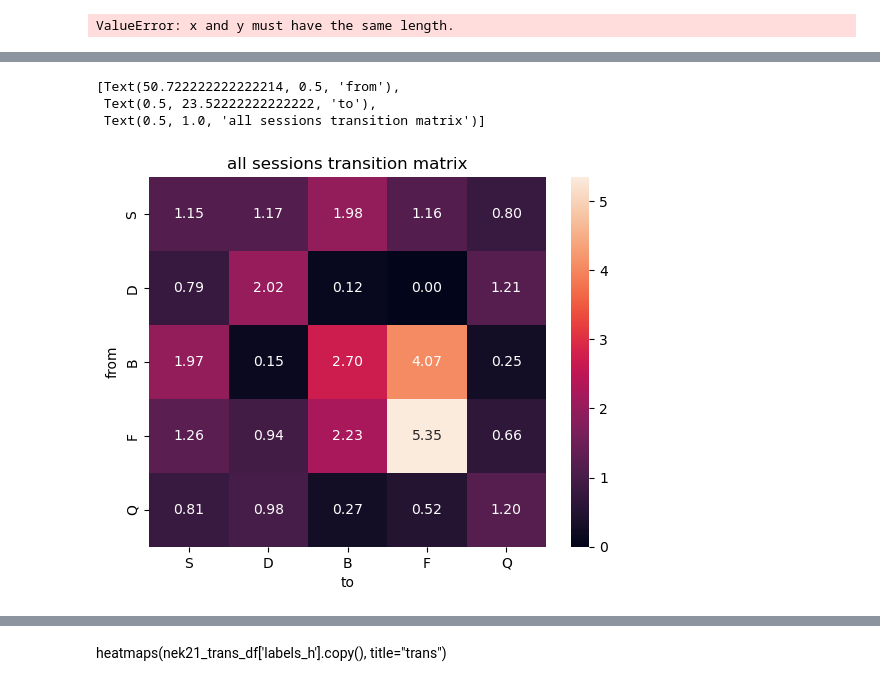
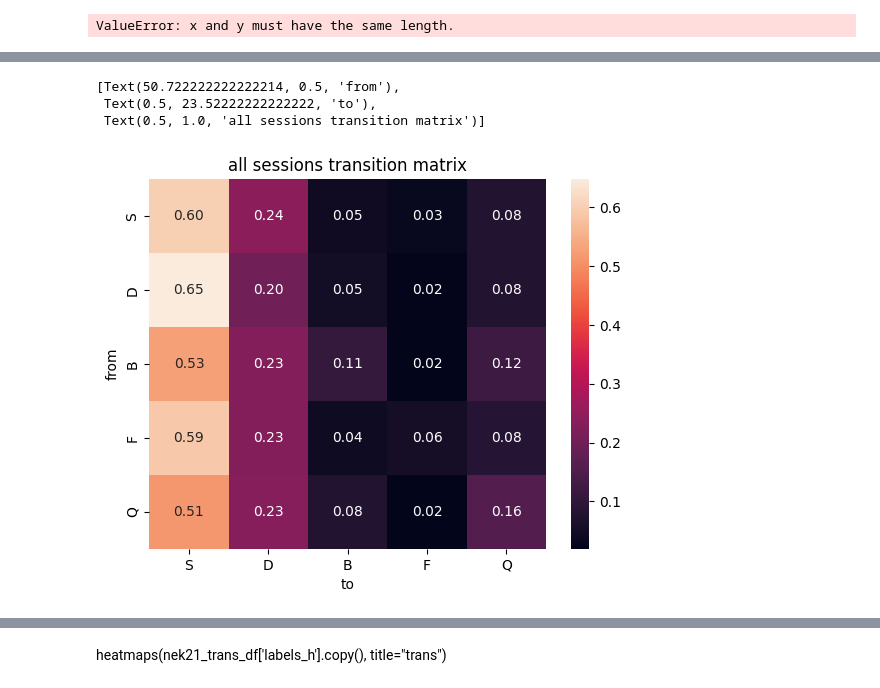
Before and after one commit to megane-chan/RED_dialogue, a Jupyter notebook: 04_markov.ipynb, the cells around one changed output, grey strips where cells are left out. Saved outputs shown, nothing was run; the diff lists cells and outputs as text; code cells hidden in the pictures.

```diff
--- a/04_markov.ipynb
+++ b/04_markov.ipynb
@@ -6,7 +6,8 @@ import matplotlib.pyplot as plt
 
 from scipy.stats import pearsonr
 # %%
-df = pd.read_csv('results/trans_results.csv')
+# df = pd.read_csv('results/trans_results.csv')
+df = pd.read_csv('new_results/trans.csv')
 perf_df = pd.read_csv('results/perfs.csv')
 # %%
 states = ["s", "d", "b", "f", "q"]
@@ -30,7 +31,7 @@ def transition_matrix(transitions):
     trans_list = np.array([])
     n = 5
 
-    for (i,j) in zip(transitions,transitions[1:]):
+    for (i,j) in zip(transitions,transitions.iloc[1:]):
         mat = np.zeros((n,n))
         mat[i,j] = 1
         trans_list = np.append(trans_list, [mat.flatten()])
@@ -135,12 +198,12 @@ markov_df[(sig_trans).flatten()]
 # %%
 # trans probabilites matrix for all sessions
-hm = sns.heatmap(trans_wrapper(df), fmt='.2f',annot=True, xticklabels=(state_names), yticklabels=(state_names))
+hm = sns.heatmap(trans_wrapper(df,normalized=False), fmt='.2f',annot=True, xticklabels=(state_names), yticklabels=(state_names))
 hm.set(ylabel='from', xlabel='to', title='all sessions transition matrix')
 # %% [output]
 [Text(50.722222222222214, 0.5, 'from'),
  Text(0.5, 23.52222222222222, 'to'),
  Text(0.5, 1.0, 'all sessions transition matrix')]
-[figure, old version]
+[figure, new version]
 # %%
 # coerrelation matrix between transition probabilities and performance
 hm = sns.heatmap(corrs, fmt='.2f',annot=True, xticklabels=(state_names), yticklabels=(state_names))
```
Also changed, not shown: parts of 9 cells of this notebook, 13 other files.
